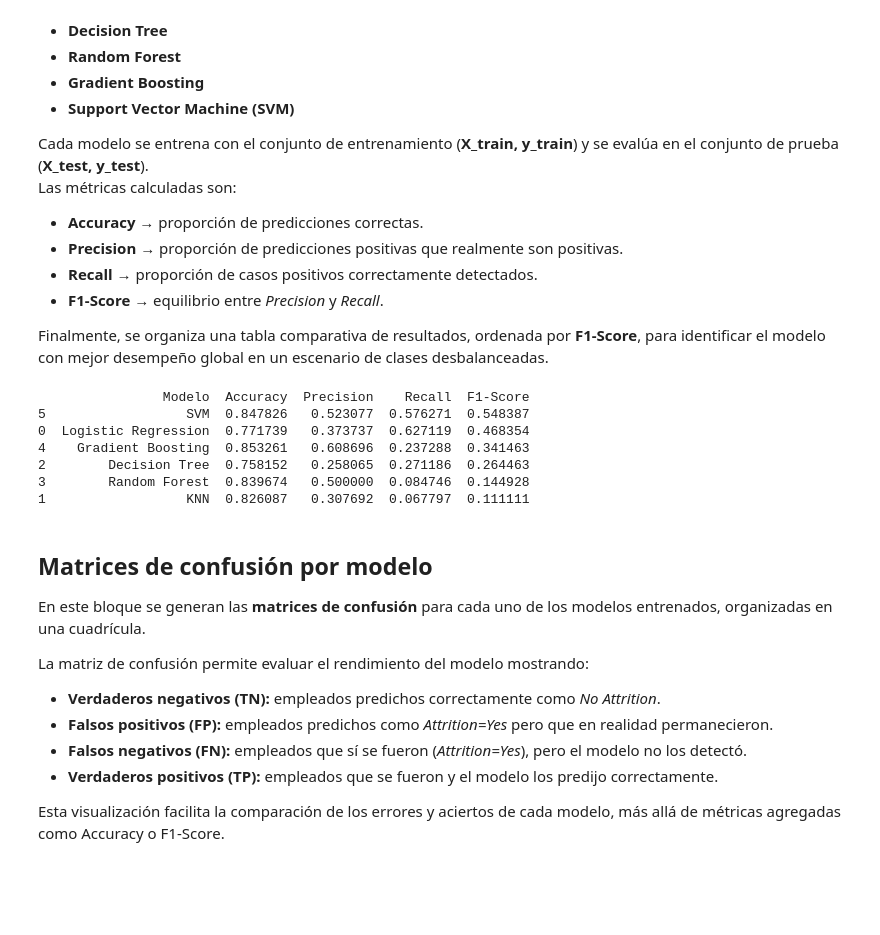
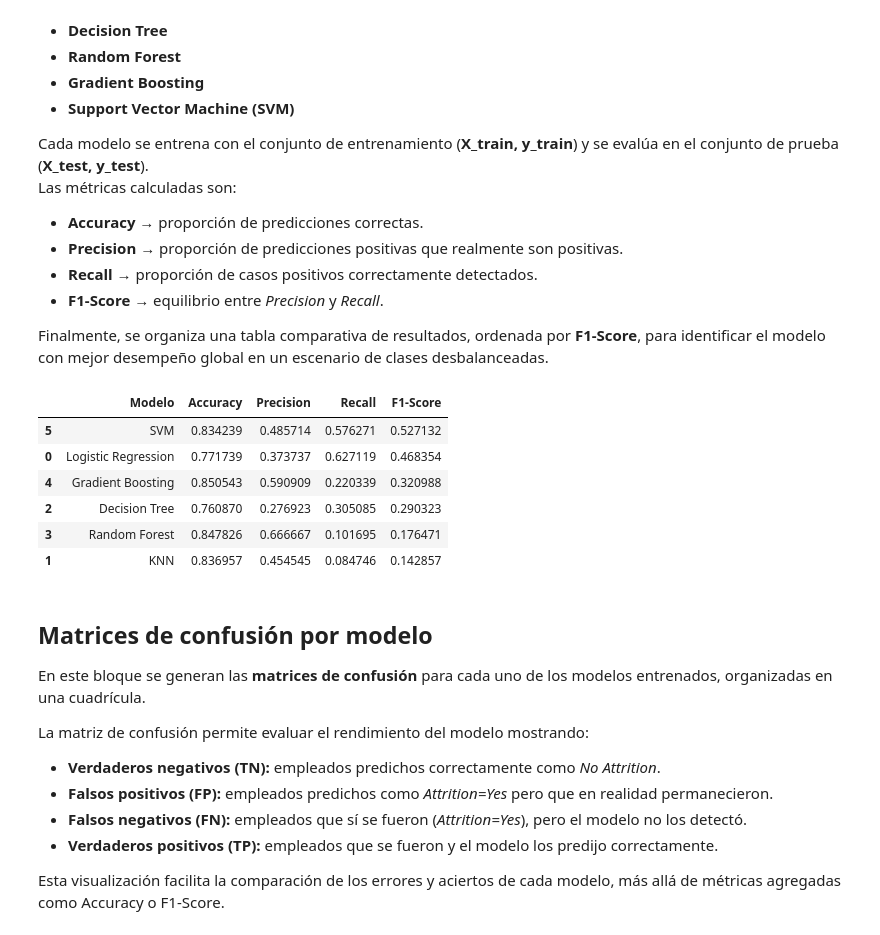
Before and after one commit to LeStark/Cursos, a Jupyter notebook: Análisis predictivo para toma de decisiones RRHH/Notebook 3 Comparación y Optimización de Modelos de Regresión.ipynb, the cells around one changed output. Cells and saved outputs as stored; diff of their text form; code cells hidden in the pictures; blank space fills up the shorter version.

```diff
--- a/Análisis predictivo para toma de decisiones RRHH/Notebook 3 Comparación y Optimización de Modelos de Regresión.ipynb
+++ b/Análisis predictivo para toma de decisiones RRHH/Notebook 3 Comparación y Optimización de Modelos de Regresión.ipynb
@@ -615,7 +639,9 @@ X_train, X_test, y_train, y_test = train_test_split(
     X, y,
     test_size=0.25,       # 25% para test
     random_state=42,      # semilla para reproducibilidad
-    stratify=y            # mantiene proporciones de Attrition
+    stratify=y,            # mantiene proporciones de Attrition
+    shuffle=True           # mezcla los datos antes de dividir
+
 )
 
 # Verificación de balanceo
@@ -655,44 +681,42 @@ Las métricas calculadas son:
 
 Finalmente, se organiza una tabla comparativa de resultados, ordenada por **F1-Score**, para identificar el modelo con mejor desempeño global en un escenario de clases desbalanceadas.
 # %%
-
-
 # Diccionario de modelos
 models = {
     "Logistic Regression": LogisticRegression(max_iter=1000, class_weight="balanced"),
     "KNN": KNeighborsClassifier(),
     "Decision Tree": DecisionTreeClassifier(class_weight="balanced", random_state=42),
     "Random Forest": RandomForestClassifier(class_weight="balanced", random_state=42),
     "Gradient Boosting": GradientBoostingClassifier(random_state=42),
     "SVM": SVC(class_weight="balanced", random_state=42)
 }
 
 # Entrenamiento y evaluación
 results = []
 
 for name, model in models.items():
     model.fit(X_train, y_train)
     y_pred = model.predict(X_test)
 
     results.append({
         "Modelo": name,
         "Accuracy": accuracy_score(y_test, y_pred),
         "Precision": precision_score(y_test, y_pred),
         "Recall": recall_score(y_test, y_pred),
         "F1-Score": f1_score(y_test, y_pred)
     })
 
 # Convertir resultados a DataFrame
 results_df = pd.DataFrame(results).sort_values(by="F1-Score", ascending=False)
-print(results_df)
+results_df
 # %% [output]
-                Modelo  Accuracy  Precision    Recall  F1-Score
-5                  SVM  0.847826   0.523077  0.576271  0.548387
-0  Logistic Regression  0.771739   0.373737  0.627119  0.468354
-4    Gradient Boosting  0.853261   0.608696  0.237288  0.341463
-2        Decision Tree  0.758152   0.258065  0.271186  0.264463
-3        Random Forest  0.839674   0.500000  0.084746  0.144928
-1                  KNN  0.826087   0.307692  0.067797  0.111111
+|  | Modelo | Accuracy | Precision | Recall | F1-Score |
+| 5 | SVM | 0.834239 | 0.485714 | 0.576271 | 0.527132 |
+| 0 | Logistic Regression | 0.771739 | 0.373737 | 0.627119 | 0.468354 |
+| 4 | Gradient Boosting | 0.850543 | 0.590909 | 0.220339 | 0.320988 |
+| 2 | Decision Tree | 0.760870 | 0.276923 | 0.305085 | 0.290323 |
+| 3 | Random Forest | 0.847826 | 0.666667 | 0.101695 | 0.176471 |
+| 1 | KNN | 0.836957 | 0.454545 | 0.084746 | 0.142857 |
 # %% [markdown]
 ## Matrices de confusión por modelo
 
```
Also changed, not shown: parts of 13 cells of this notebook, 2 other files.
